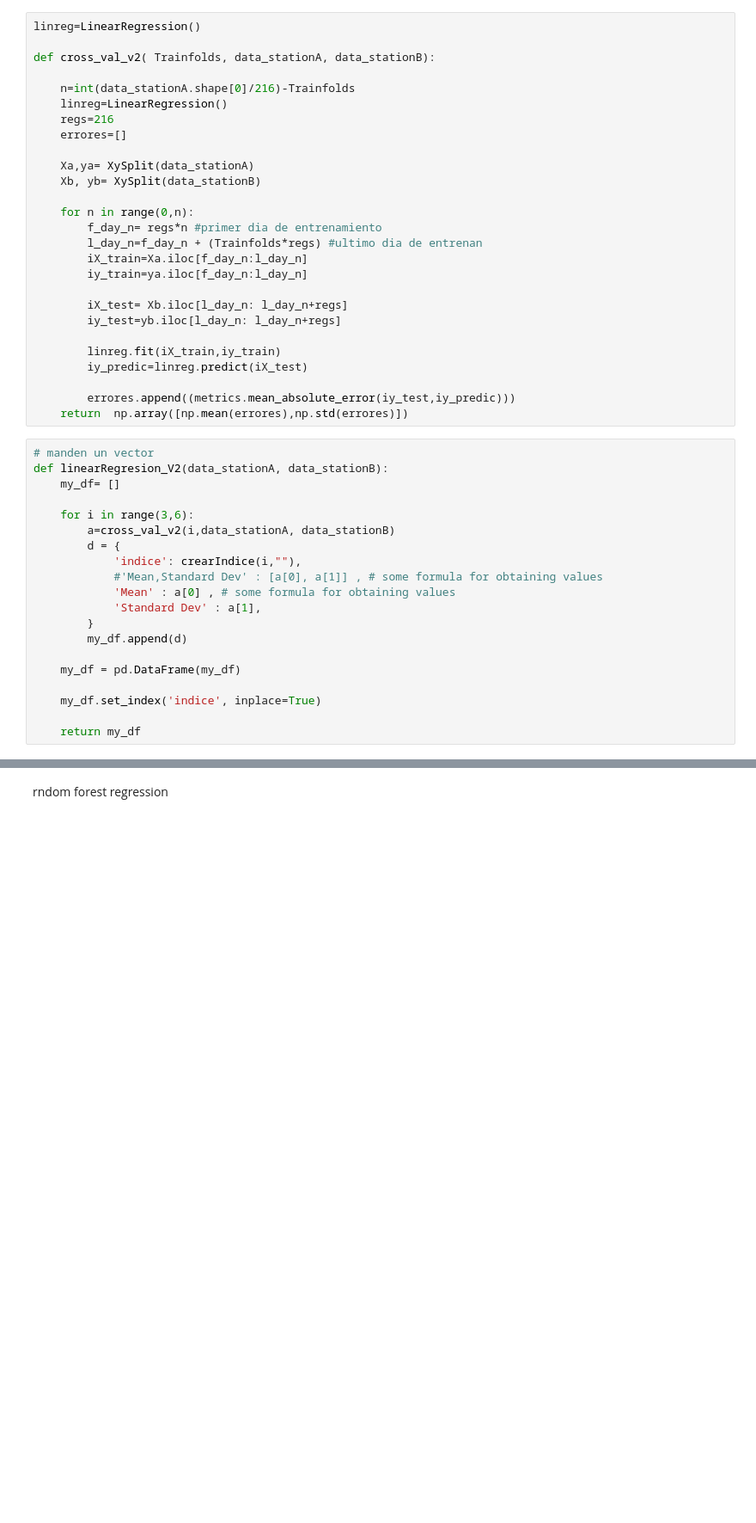
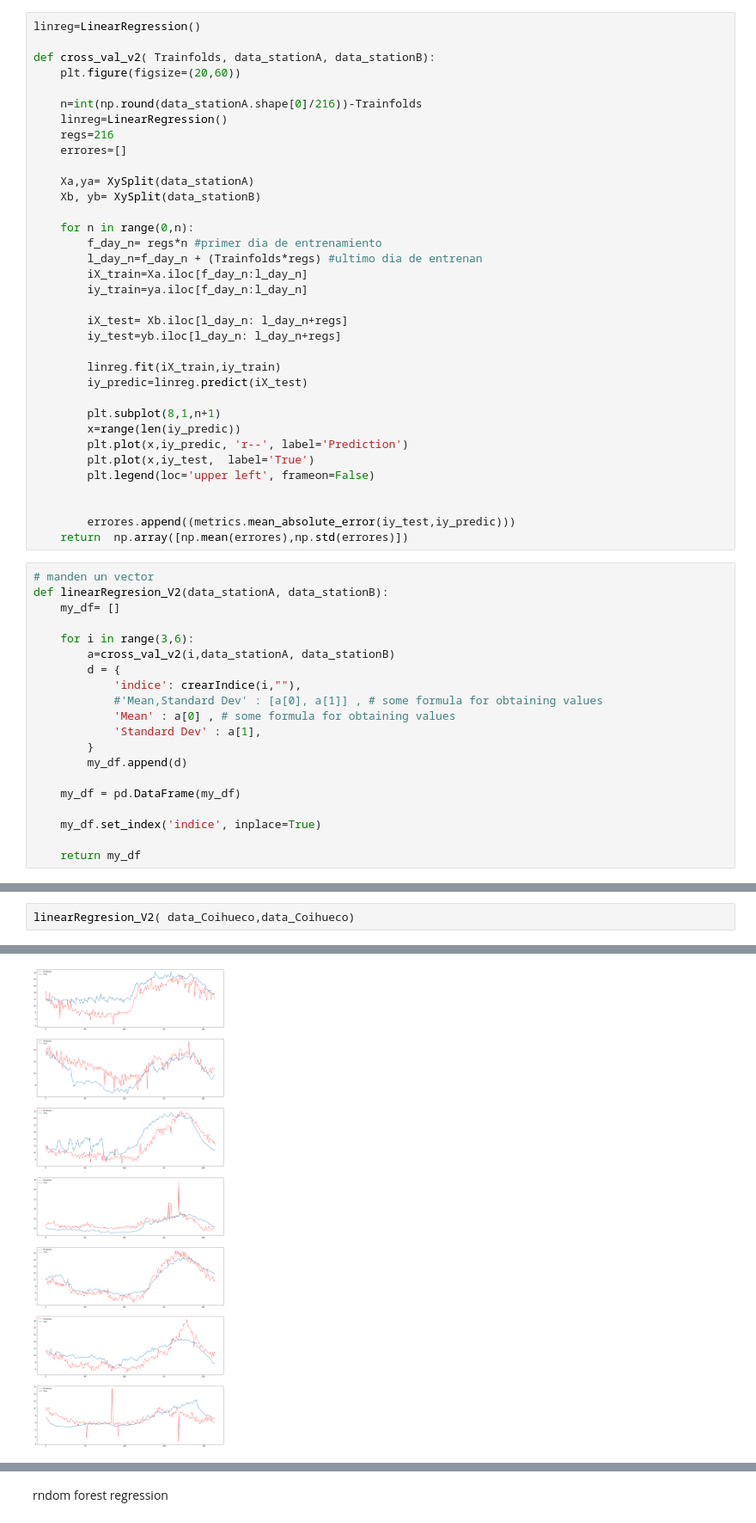
Before and after one commit to libardomm/Auger_Automatico, a Jupyter notebook: Test4.ipynb, the cells around one changed output, grey strips where cells are left out. Shown at 86% size. Cells and saved outputs as stored; diff of their text form; blank space fills up the shorter version.

Commit message:
se agregaron las graficas de las iteraciones para regresionL y randregress

```diff
--- a/Test4.ipynb
+++ b/Test4.ipynb
@@ -267,8 +287,9 @@ def crearIndice(i, name):
 linreg=LinearRegression()
 
 def cross_val_v2( Trainfolds, data_stationA, data_stationB):
+    plt.figure(figsize=(20,60))
 
-    n=int(data_stationA.shape[0]/216)-Trainfolds
+    n=int(np.round(data_stationA.shape[0]/216))-Trainfolds
     linreg=LinearRegression()
     regs=216
     errores=[]
@@ -288,6 +309,13 @@ def cross_val_v2( Trainfolds, data_stationA, data_stationB):
         linreg.fit(iX_train,iy_train)
         iy_predic=linreg.predict(iX_test)
 
+        plt.subplot(8,1,n+1)
+        x=range(len(iy_predic))
+        plt.plot(x,iy_predic, 'r--', label='Prediction')
+        plt.plot(x,iy_test,  label='True')
+        plt.legend(loc='upper left', frameon=False)
+
+
         errores.append((metrics.mean_absolute_error(iy_test,iy_predic)))
     return  np.array([np.mean(errores),np.std(errores)])
 # %%
@@ -320,0 +341,3 @@ linearRegresion_V2(data_LosLeones, data_LomaAmarilla)
+# %%
+linearRegresion_V2( data_Coihueco,data_Coihueco)
+# %% [output]
@@ -320,0 +349 @@ linearRegresion_V2(data_LosLeones, data_LomaAmarilla)
+[figure, added]
```
Also changed, not shown: parts of 26 cells of this notebook.
